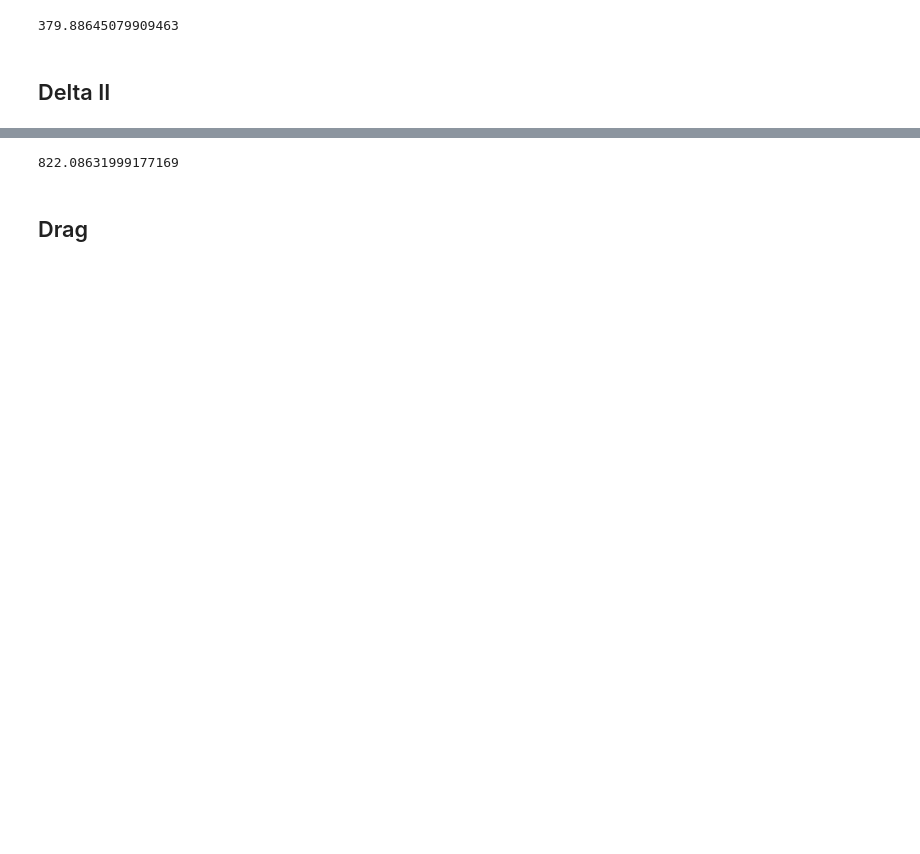
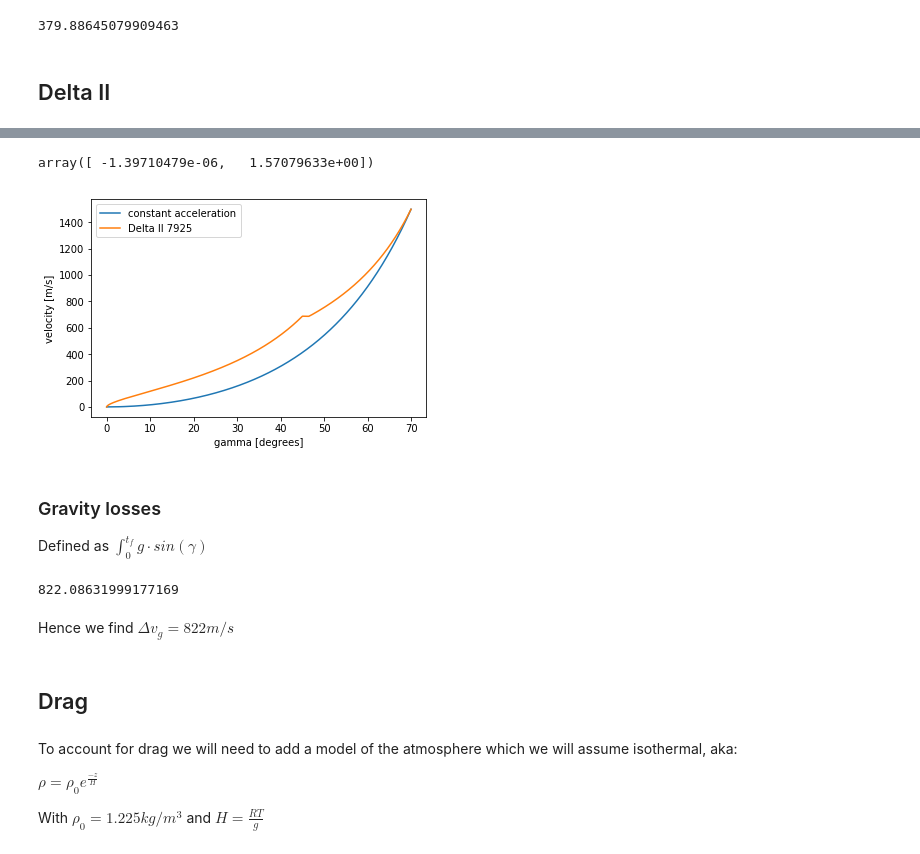
Before and after one commit to norheim/rocketscience, a Jupyter notebook: hw2.ipynb, the cells around one changed output, grey strips where cells are left out. Saved outputs shown, nothing was run; the diff lists cells and outputs as text; code cells hidden in the pictures; blank space fills up the shorter version.

```diff
--- a/hw2.ipynb
+++ b/hw2.ipynb
@@ -161,5 +165,21 @@ array([ -1.39710479e-06,   1.57079633e+00])
+# %%
+deltaturnsolver(t_zero_delta)
+# %% [output]
+array([ -1.39710479e-06,   1.57079633e+00])
 # %%
-t = np.linspace(0, tzero, 1000)
-yout = odeint(real_gravityturn, [vfinal, gfinal], t, args=(g,F,m,tzero))
-v,gamma = yout.transpose()
+t = np.linspace(0, t_zero_delta, 1000)
+yout = odeint(delta_gravityturn, [vfinal, gfinal], t, args=(g,F,m,t_zero_delta))
+v_delta,gamma_delta = yout.transpose()
+# %%
+plt.plot(np.rad2deg(np.pi/2-gamma_simple), v_simple);
+plt.plot(np.rad2deg(np.pi/2-gamma_delta), v_delta);
+plt.ylabel('velocity [m/s]')
+plt.xlabel('gamma [degrees]')
+plt.legend(['constant acceleration','Delta II 7925'])
+plt.show()
+# %% [output]
+[figure, added]
+# %% [markdown]
+### Gravity losses
+Defined as $\int_{0}^{t_f} g\cdot sin(\gamma)$
 # %%
@@ -167,7 +187,15 @@ trapz(g*np.sin(gamma), t)
 # %% [output]
 822.08631999177169
+# %% [markdown]
+Hence we find $\Delta v_{g} = 822 m/s$
 # %% [markdown]
 ## Drag
+# %% [markdown]
+To account for drag we will need to add a model of the atmosphere which we will assume isothermal, aka:
+
+$ \rho = \rho_0 e^{\frac{-z}{H}}$
+
+With $\rho_0 = 1.225 kg/m^{3}$ and $H=\frac{RT}{g}$
 # %%
 R = 287
 T = 290
```
Also changed, not shown: parts of 61 cells of this notebook.
